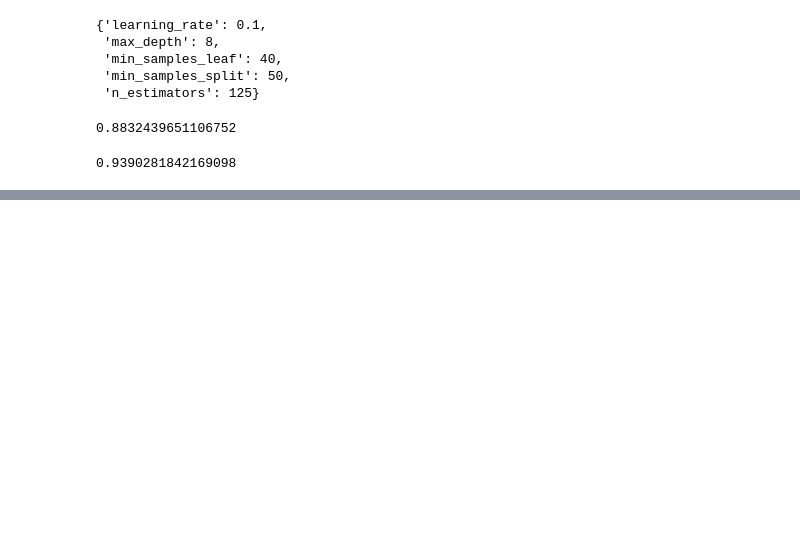
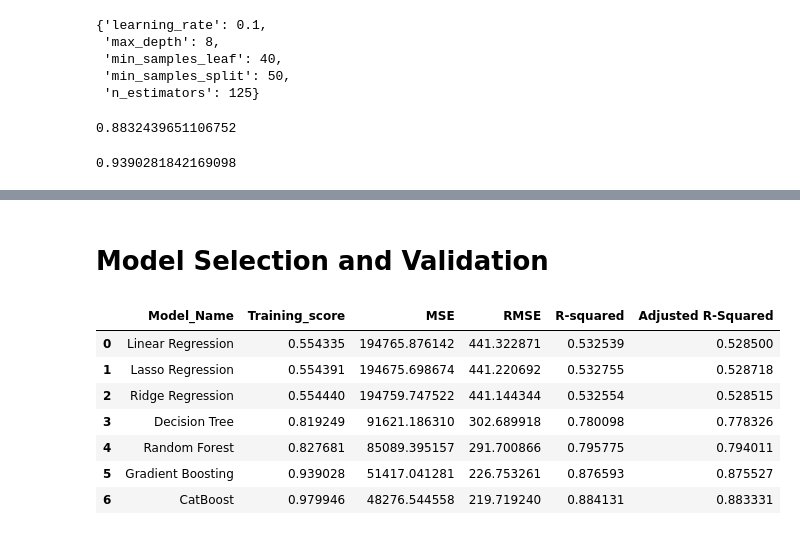
Before and after one commit to aryarajat/Bike-Rental-Demand, a Jupyter notebook: Seoul_Bike_Sharing_Demand_Prediction_Capstone_Project.ipynb, the cells around one changed output, grey strips where cells are left out. Saved outputs shown, nothing was run; the diff lists cells and outputs as text; code cells hidden in the pictures; blank space fills up the shorter version.

```diff
--- a/Seoul_Bike_Sharing_Demand_Prediction_Capstone_Project.ipynb
+++ b/Seoul_Bike_Sharing_Demand_Prediction_Capstone_Project.ipynb
@@ -1105,0 +1311,23 @@ Adjusted R2 :  0.8755295472688439
+# %% [markdown]
+# **Model Selection and Validation**
+# %%
+evaluation_dict={'Model_Name':['Linear Regression','Lasso Regression','Ridge Regression','Decision Tree', 'Random Forest','Gradient Boosting','CatBoost'],
+                 'Training_score':[0.5543349453074262,0.5543912328185353,0.5544396738135561,0.8192488068498688,0.827681040959722,0.9390281842169098,0.9799461105347161],
+                 'MSE':[194765.87614155252,194675.69867365833,194759.7475220308,91621.18631010503,85089.39515746807,51417.0412812453,48276.544558471454],
+                 'RMSE':[441.3228706305085,441.220691574702,441.14434363399425, 302.6899177543002,291.7008658839875,226.75326079517643,219.71924030105205],
+                 'R-squared':[0.532538977880207,0.532755414414928,0.5325536872882539,0.7800983711888931,0.7957754385939944,0.876593050344004,0.8841306120415406 ],
+                 'Adjusted R-Squared':[0.5284998561453009,0.5287181628113704,0.5285146926507677,0.77832599191235,0.7940108254482051, 0.8755267460555017,0.8833310532977214]}
+# %%
+evaluation_df=pd.DataFrame(evaluation_dict)
+# %%
+# Model validation Scores
+evaluation_df
+# %% [output]
+|  | Model_Name | Training_score | MSE | RMSE | R-squared | Adjusted R-Squared |
+| 0 | Linear Regression | 0.554335 | 194765.876142 | 441.322871 | 0.532539 | 0.528500 |
+| 1 | Lasso Regression | 0.554391 | 194675.698674 | 441.220692 | 0.532755 | 0.528718 |
+| 2 | Ridge Regression | 0.554440 | 194759.747522 | 441.144344 | 0.532554 | 0.528515 |
+| 3 | Decision Tree | 0.819249 | 91621.186310 | 302.689918 | 0.780098 | 0.778326 |
+| 4 | Random Forest | 0.827681 | 85089.395157 | 291.700866 | 0.795775 | 0.794011 |
+| 5 | Gradient Boosting | 0.939028 | 51417.041281 | 226.753261 | 0.876593 | 0.875527 |
+| 6 | CatBoost | 0.979946 | 48276.544558 | 219.719240 | 0.884131 | 0.883331 |
```
Also changed, not shown: parts of 46 cells of this notebook.
